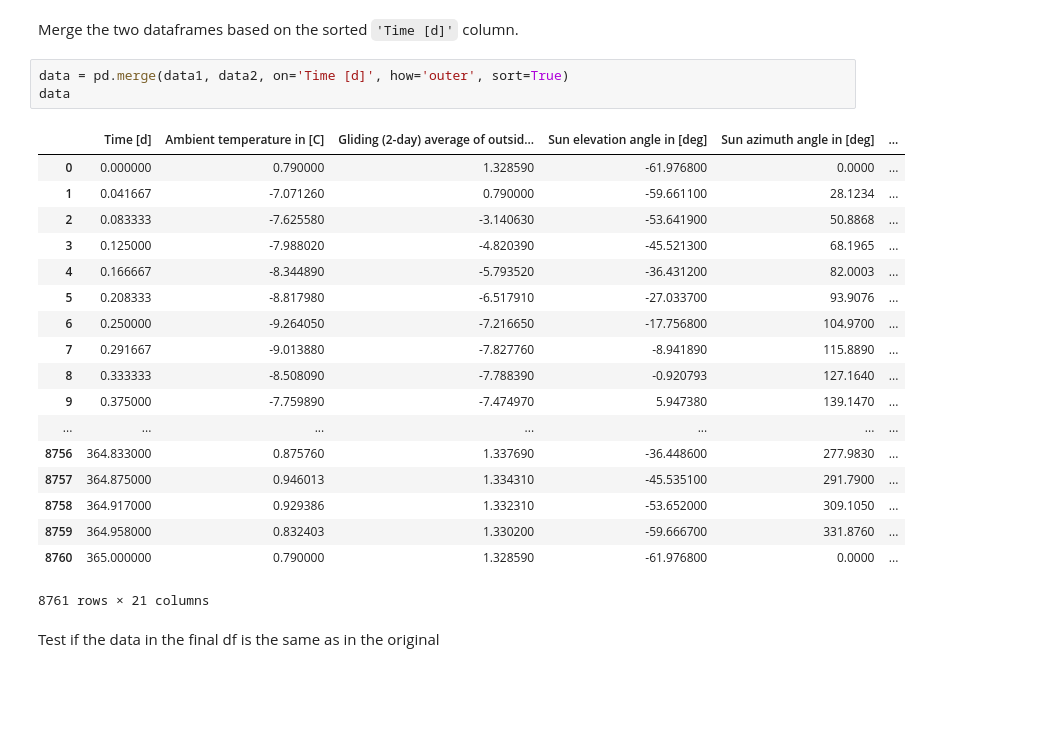
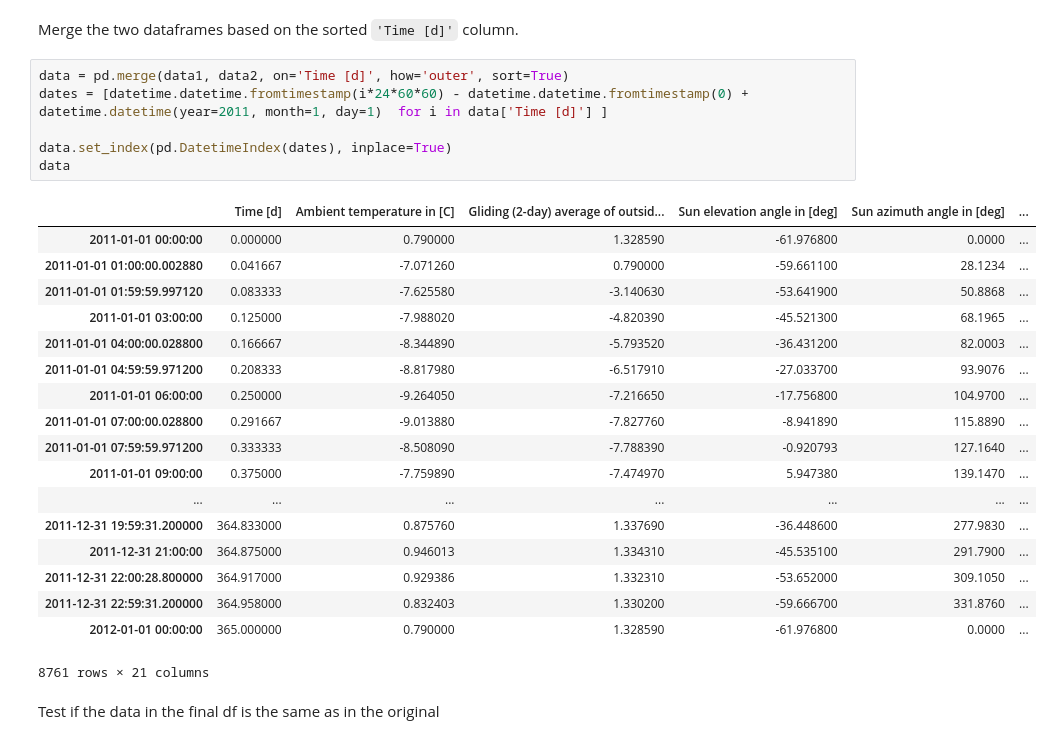
Before and after one commit to arnoutaertgeerts/dump, a Jupyter notebook: Pandas dataframe merge/Pandas simulation data merge.ipynb, the cells around one changed output. Drawn from its saved outputs; the diff is of its cells as text; blank space fills up the shorter version.

````diff
--- a/Pandas dataframe merge/Pandas simulation data merge.ipynb
+++ b/Pandas dataframe merge/Pandas simulation data merge.ipynb
@@ -16,28 +21,31 @@ data1 = pd.read_table('states/states.tsv')
 data2 = pd.read_csv('sensors/Sensors_OperativeTemperature_Hourly.d6o', sep='\t', skiprows=15, header=None, names=['Time [d]', 'Sensor 4000', 'Sensor 4001'], index_col=False)
 # %% [markdown]
 Merge the two dataframes based on the sorted ```'Time [d]'``` column.
-# %%
-data = pd.merge(data1, data2, on='Time [d]', how='outer', sort=True)
-data
-# %% [output]
-|  | Time [d] | Ambient temperature in [C] | Gliding (2-day) average of outsid... | Sun elevation angle in [deg] | Sun azimuth angle in [deg] | ... |
-| 0 | 0.000000 | 0.790000 | 1.328590 | -61.976800 | 0.0000 | ... |
-| 1 | 0.041667 | -7.071260 | 0.790000 | -59.661100 | 28.1234 | ... |
-| 2 | 0.083333 | -7.625580 | -3.140630 | -53.641900 | 50.8868 | ... |
-| 3 | 0.125000 | -7.988020 | -4.820390 | -45.521300 | 68.1965 | ... |
-| 4 | 0.166667 | -8.344890 | -5.793520 | -36.431200 | 82.0003 | ... |
-| 5 | 0.208333 | -8.817980 | -6.517910 | -27.033700 | 93.9076 | ... |
-| 6 | 0.250000 | -9.264050 | -7.216650 | -17.756800 | 104.9700 | ... |
-| 7 | 0.291667 | -9.013880 | -7.827760 | -8.941890 | 115.8890 | ... |
-| 8 | 0.333333 | -8.508090 | -7.788390 | -0.920793 | 127.1640 | ... |
-| 9 | 0.375000 | -7.759890 | -7.474970 | 5.947380 | 139.1470 | ... |
-| ... | ... | ... | ... | ... | ... | ... |
-| 8756 | 364.833000 | 0.875760 | 1.337690 | -36.448600 | 277.9830 | ... |
-| 8757 | 364.875000 | 0.946013 | 1.334310 | -45.535100 | 291.7900 | ... |
-| 8758 | 364.917000 | 0.929386 | 1.332310 | -53.652000 | 309.1050 | ... |
-| 8759 | 364.958000 | 0.832403 | 1.330200 | -59.666700 | 331.8760 | ... |
-| 8760 | 365.000000 | 0.790000 | 1.328590 | -61.976800 | 0.0000 | ... |
-8761 rows × 21 columns
+# %%
+data = pd.merge(data1, data2, on='Time [d]', how='outer', sort=True)
+dates = [datetime.datetime.fromtimestamp(i*24*60*60) - datetime.datetime.fromtimestamp(0) + datetime.datetime(year=2011, month=1, day=1)  for i in data['Time [d]'] ]
+
+data.set_index(pd.DatetimeIndex(dates), inplace=True)
+data
+# %% [output]
+|  | Time [d] | Ambient temperature in [C] | Gliding (2-day) average of outsid... | Sun elevation angle in [deg] | Sun azimuth angle in [deg] | ... |
+| 2011-01-01 00:00:00 | 0.000000 | 0.790000 | 1.328590 | -61.976800 | 0.0000 | ... |
+| 2011-01-01 01:00:00.002880 | 0.041667 | -7.071260 | 0.790000 | -59.661100 | 28.1234 | ... |
+| 2011-01-01 01:59:59.997120 | 0.083333 | -7.625580 | -3.140630 | -53.641900 | 50.8868 | ... |
+| 2011-01-01 03:00:00 | 0.125000 | -7.988020 | -4.820390 | -45.521300 | 68.1965 | ... |
+| 2011-01-01 04:00:00.028800 | 0.166667 | -8.344890 | -5.793520 | -36.431200 | 82.0003 | ... |
+| 2011-01-01 04:59:59.971200 | 0.208333 | -8.817980 | -6.517910 | -27.033700 | 93.9076 | ... |
+| 2011-01-01 06:00:00 | 0.250000 | -9.264050 | -7.216650 | -17.756800 | 104.9700 | ... |
+| 2011-01-01 07:00:00.028800 | 0.291667 | -9.013880 | -7.827760 | -8.941890 | 115.8890 | ... |
+| 2011-01-01 07:59:59.971200 | 0.333333 | -8.508090 | -7.788390 | -0.920793 | 127.1640 | ... |
+| 2011-01-01 09:00:00 | 0.375000 | -7.759890 | -7.474970 | 5.947380 | 139.1470 | ... |
+| ... | ... | ... | ... | ... | ... | ... |
+| 2011-12-31 19:59:31.200000 | 364.833000 | 0.875760 | 1.337690 | -36.448600 | 277.9830 | ... |
+| 2011-12-31 21:00:00 | 364.875000 | 0.946013 | 1.334310 | -45.535100 | 291.7900 | ... |
+| 2011-12-31 22:00:28.800000 | 364.917000 | 0.929386 | 1.332310 | -53.652000 | 309.1050 | ... |
+| 2011-12-31 22:59:31.200000 | 364.958000 | 0.832403 | 1.330200 | -59.666700 | 331.8760 | ... |
+| 2012-01-01 00:00:00 | 365.000000 | 0.790000 | 1.328590 | -61.976800 | 0.0000 | ... |
+8761 rows × 21 columns
 # %% [markdown]
 Test if the data in the final df is the same as in the original
 # %%
````
Also changed, not shown: parts of 3 cells of this notebook.
